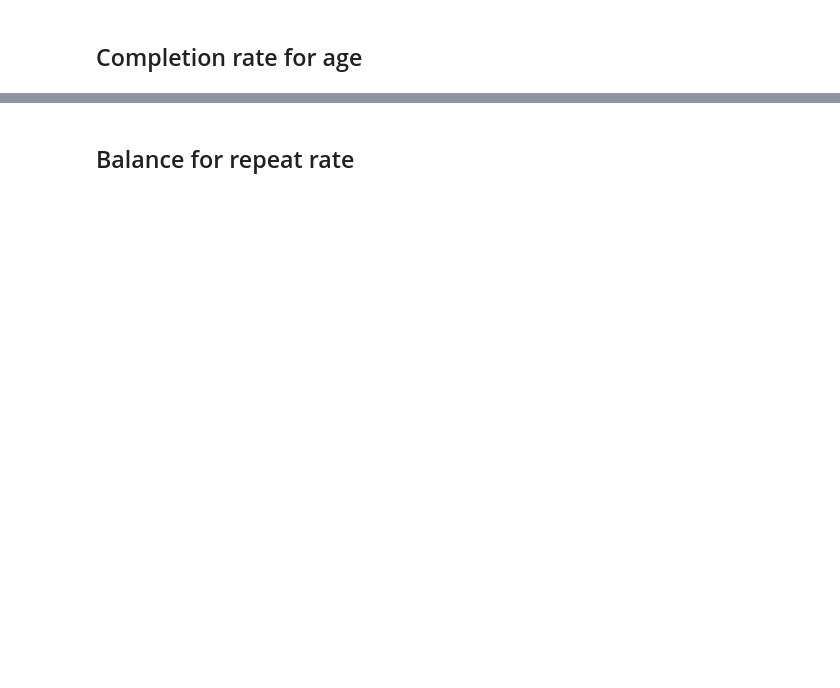
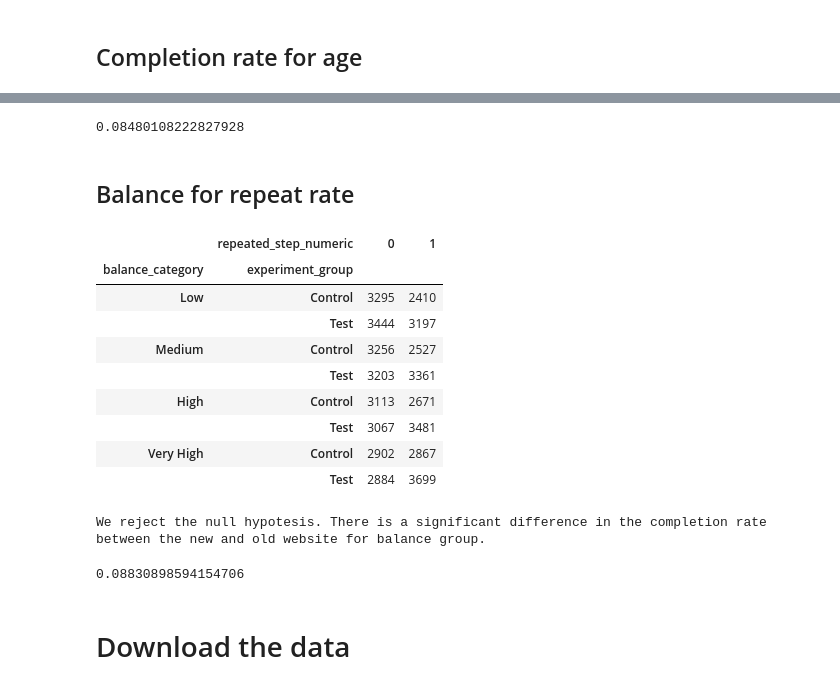
Before and after one commit to almudenaolg/Vanguard-AB-Test-Analysis, a Jupyter notebook: exploratory.ipynb, the cells around one changed output, grey strips where cells are left out. Drawn from its saved outputs; the diff is of its cells as text; code cells hidden in the pictures; blank space fills up the shorter version.

```diff
--- a/exploratory.ipynb
+++ b/exploratory.ipynb
@@ -1268,2 +1438,6 @@ We are not able to reject the null hypothesis. In the high value costumers group
+# %%
+cramer_result(crosstab_completionrate_age)
+# %% [output]
+0.08480108222827928
 # %% [markdown]
 ## Balance for repeat rate
@@ -1269,0 +1448,30 @@ We are not able to reject the null hypothesis. In the high value costumers group
+# %%
+df_filtered['repeated_step_numeric'] = df_filtered['repeated_step'].astype(int)
+
+crosstab_repeatrate_balance = pd.crosstab([df_filtered['balance_category'], df_filtered['experiment_group']], df_filtered['repeated_step_numeric'])
+crosstab_repeatrate_balance
+# %% [output]
+|  | repeated_step_numeric | 0 | 1 |
+| balance_category | experiment_group |  |  |
+| Low | Control | 3295 | 2410 |
+|  | Test | 3444 | 3197 |
+| Medium | Control | 3256 | 2527 |
+|  | Test | 3203 | 3361 |
+| High | Control | 3113 | 2671 |
+|  | Test | 3067 | 3481 |
+| Very High | Control | 2902 | 2867 |
+|  | Test | 2884 | 3699 |
+# %%
+p = chi_results(crosstab_repeatrate_balance)
+if p > alpha:
+    print("We are not able to reject the null hypothesis.There is no significant difference in the completion rate between the new and old website for balance group.")
+else:
+    print("We reject the null hypotesis. There is a significant difference in the completion rate between the new and old website for balance group.")
+# %% [output]
+We reject the null hypotesis. There is a significant difference in the completion rate between the new and old website for balance group.
+# %%
+cramer_result(crosstab_repeatrate_balance)
+# %% [output]
+0.08830898594154706
+# %% [markdown]
+# Download the data
```
Also changed, not shown: parts of 87 cells of this notebook, 2 other files.
